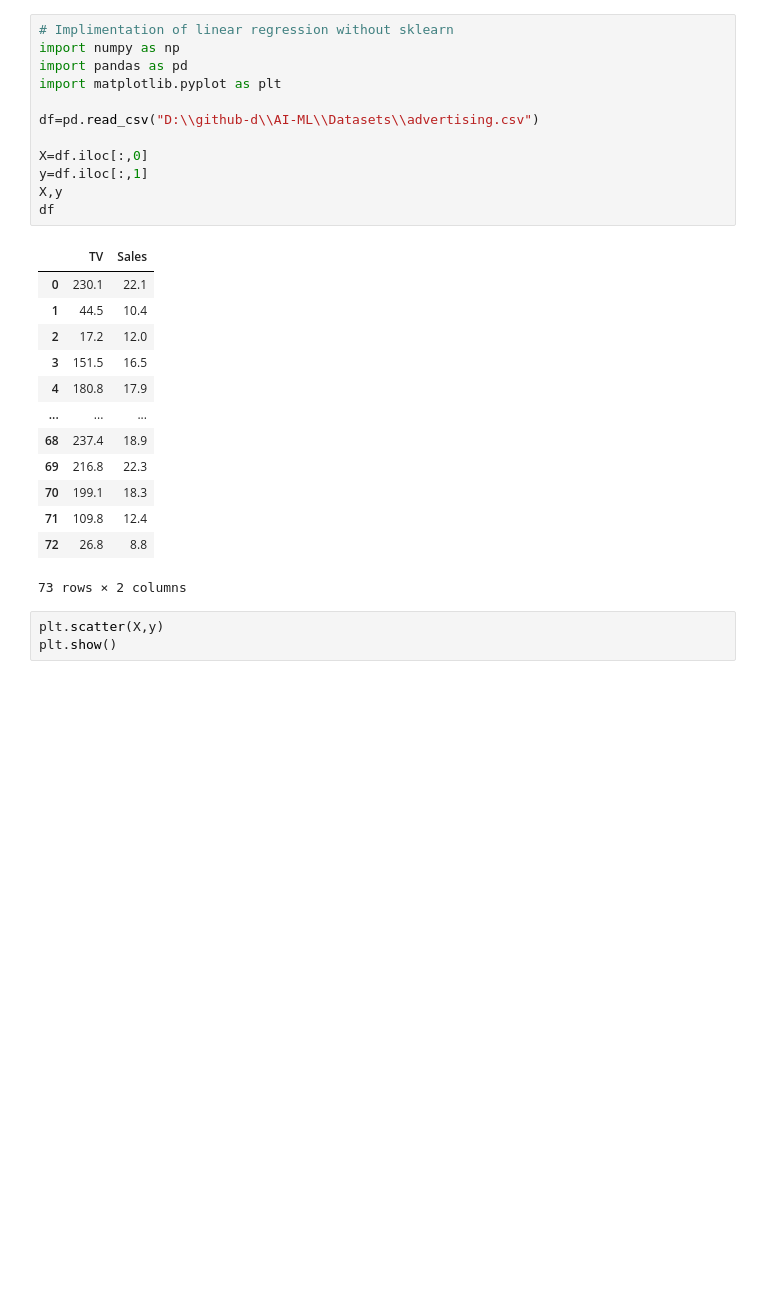
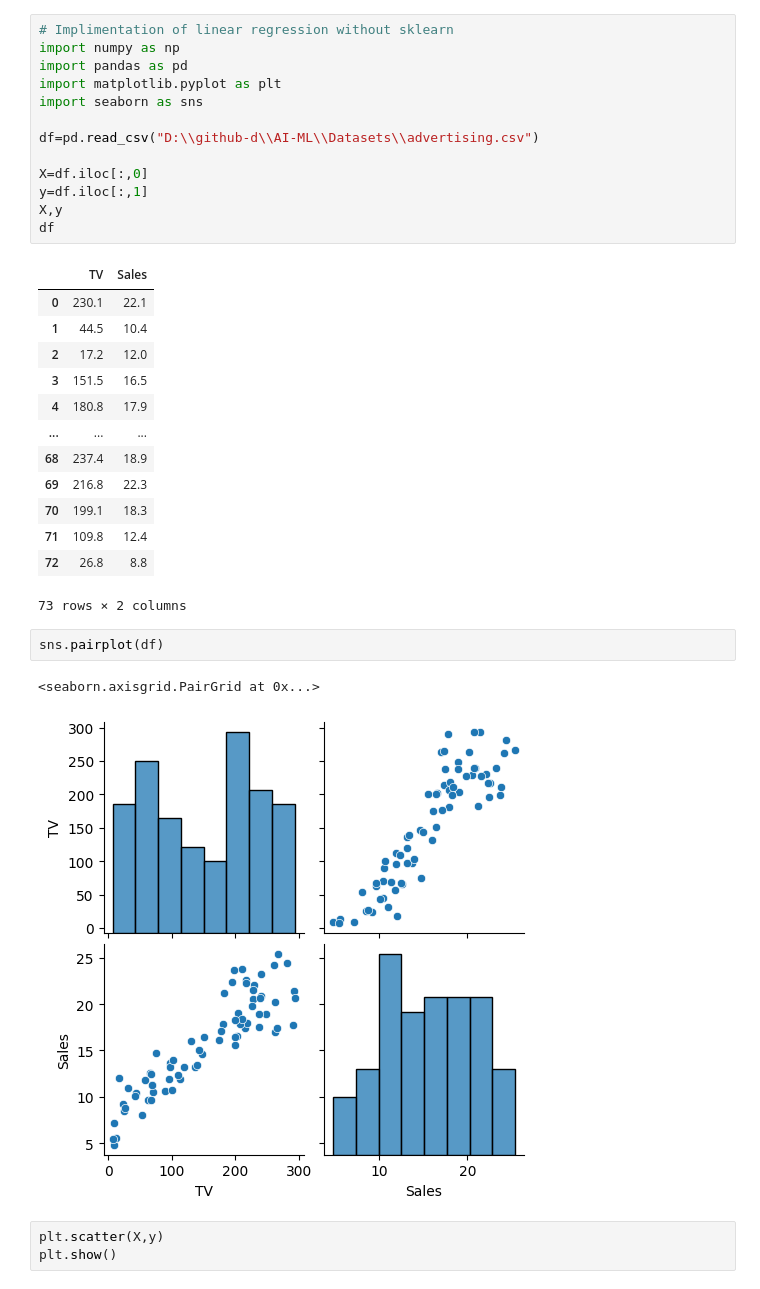
Before and after one commit to kartheekgbl/AI-ML, a Jupyter notebook: Superised learning/Regression/Linear/Slr2.ipynb, the cells around one changed output. Drawn from its saved outputs; the diff is of its cells as text; blank space fills up the shorter version.

```diff
--- a/Superised learning/Regression/Linear/Slr2.ipynb
+++ b/Superised learning/Regression/Linear/Slr2.ipynb
@@ -3,6 +3,7 @@
 import numpy as np
 import pandas as pd
 import matplotlib.pyplot as plt
+import seaborn as sns
 
 df=pd.read_csv("D:\\github-d\\AI-ML\\Datasets\\advertising.csv")
 
@@ -24,6 +25,11 @@ df
 | 71 | 109.8 | 12.4 |
 | 72 | 26.8 | 8.8 |
 73 rows × 2 columns
+# %%
+sns.pairplot(df)
+# %% [output]
+<seaborn.axisgrid.PairGrid at 0x...>
+[figure, added]
 # %%
 plt.scatter(X,y)
 plt.show()
```
Also changed, not shown: parts of 2 cells of this notebook, 18 other files.
